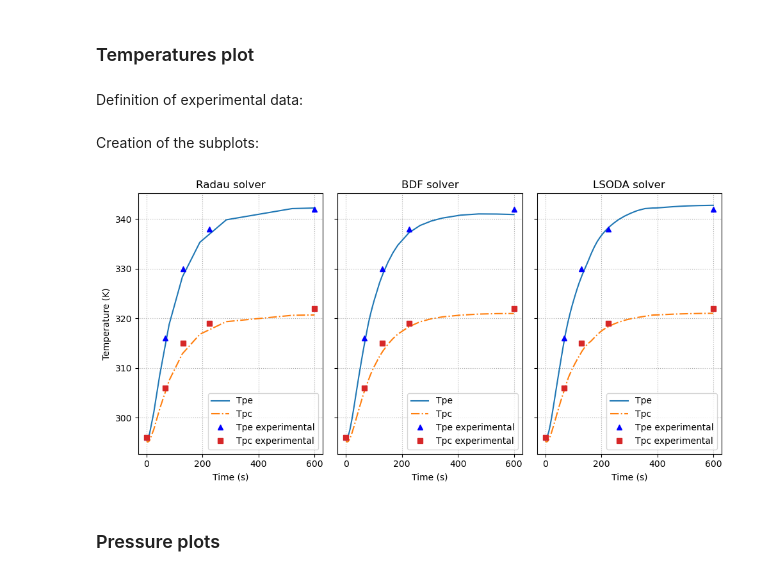
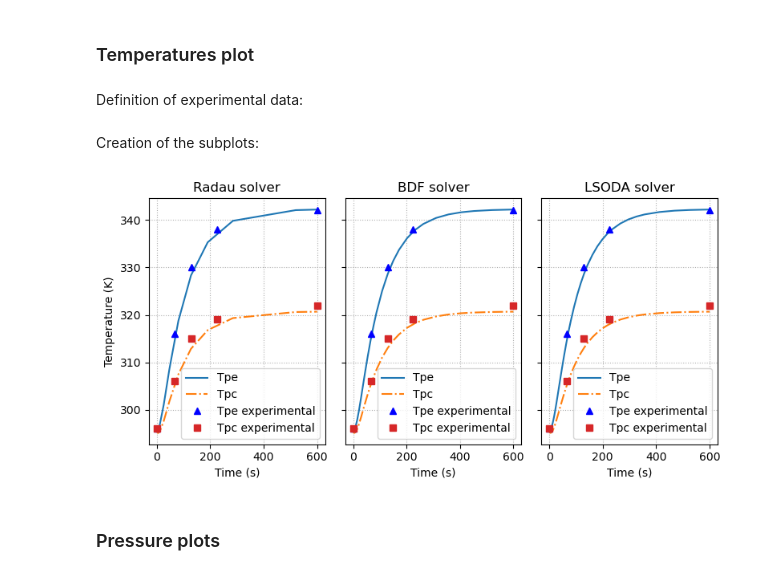
Before and after one commit to riccardoBocce/python_exam, a Jupyter notebook: heat_pipe_modeling.ipynb, the cells around one changed output. Saved outputs shown, nothing was run; the diff lists cells and outputs as text; code cells hidden in the pictures.

```diff
--- a/heat_pipe_modeling.ipynb
+++ b/heat_pipe_modeling.ipynb
@@ -813,18 +814,18 @@ It seems that BDF is the faster solver for this problem, followed by Radau and L
 Here I compare the solution of the two approaches, also with experimental data
 # %% [markdown]
 ### Temperatures plot
-# %% [markdown]
-Definition of experimental data:
+# %% [markdown]
+Definition of experimental data:
 # %%
 #reference values
 elgenk_times = [0,66,130,225,600]
 elgenk_wallTempe = np.array([296,316,330,338,342])
 elgenk_wallTempc = np.array([296,306,315,319,322])
-# %% [markdown]
-Creation of the subplots:
+# %% [markdown]
+Creation of the subplots:
 # %%
 #Create a subplot with 2 figures
-fig, axs = plt.subplots(1,3,sharey=True,figsize = [10,5])
+fig, axs = plt.subplots(1,3,sharey=True,figsize = [8,4])
 
 axs[0].plot(t_rad,y_rad[0],label="Tpe")
 axs[0].plot(t_rad,y_rad[1],label="Tpc", linestyle="-.")
@@ -850,34 +851,34 @@ axs[1].plot(elgenk_times, elgenk_wallTempe, label="Tpe experimental",color = 'bl
 axs[1].plot(elgenk_times, elgenk_wallTempc, label="Tpc experimental",color = 'C3', linestyle ="None", marker ="s")
 
 
 axs[1].grid(linestyle=":")
 axs[1].set_title("BDF solver")
 axs[1].set_xlabel("Time (s)")
 
 
 axs[2].plot(t_lsoda,y_lsoda[0],label="Tpe")
 axs[2].plot(t_lsoda,y_lsoda[1],label="Tpc", linestyle="-.")
 #axs[2].plot(t_lsoda,y_lsoda[2],label="Twe")
 #axs[2].plot(t_lsoda,y_lsoda[3],label="Twc")
 #axs[2].plot(t_lsoda,y_lsoda[4],label="Tpa")
 #axs[2].plot(t_lsoda,y_lsoda[5],label="Twa")
 axs[2].plot(elgenk_times, elgenk_wallTempe, label="Tpe experimental", color = 'blue', linestyle ="None", marker ="^")
 axs[2].plot(elgenk_times, elgenk_wallTempc, label="Tpc experimental",color = 'C3', linestyle ="None", marker ="s")
 
 
 axs[2].grid(linestyle=":")
 axs[2].set_title("LSODA solver")
 axs[2].set_xlabel("Time (s)")
 
 
 
 axs[0].legend(loc='lower right')
 axs[1].legend(loc='lower right')
 axs[2].legend(loc='lower right')
 
 plt.tight_layout()
 # %% [output]
-[figure, old version]
+[figure, new version]
 # %% [markdown]
 ### Pressure plots
 # %%
```
Also changed, not shown: parts of 39 cells of this notebook, 1 other file.
